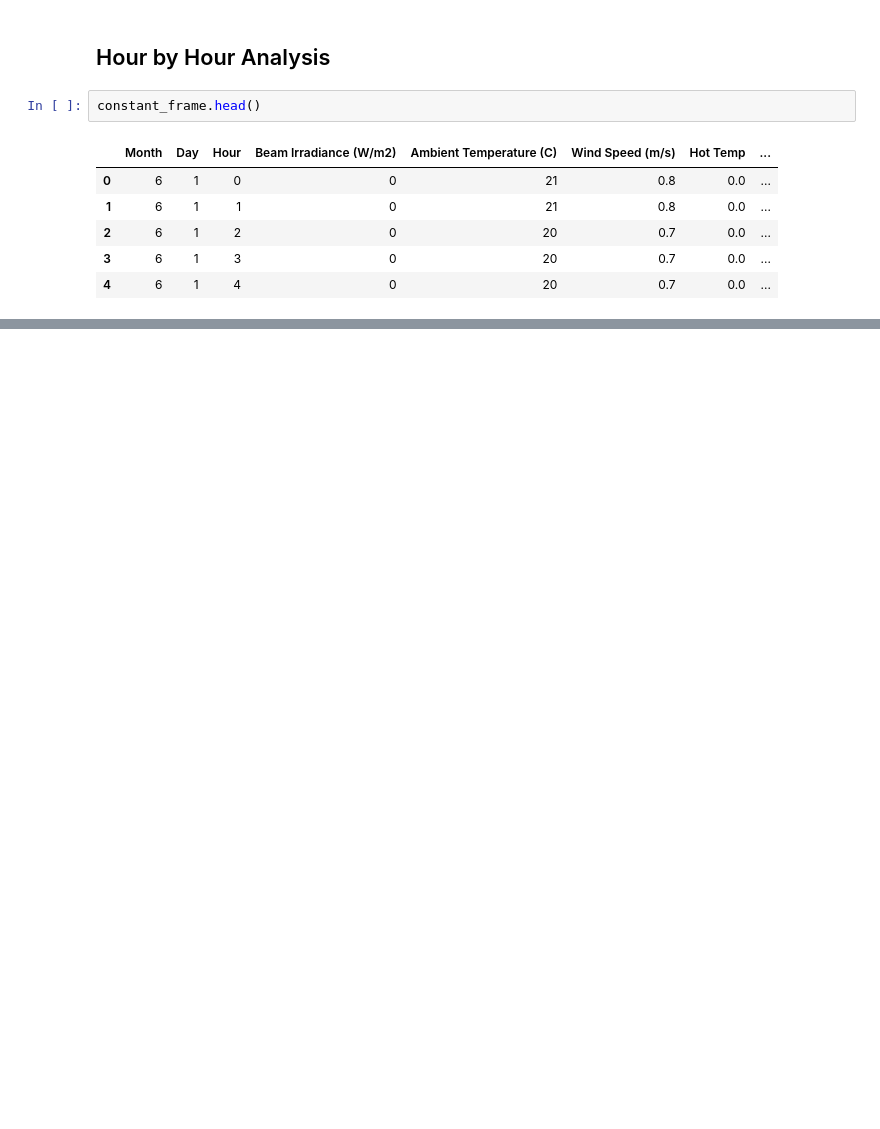
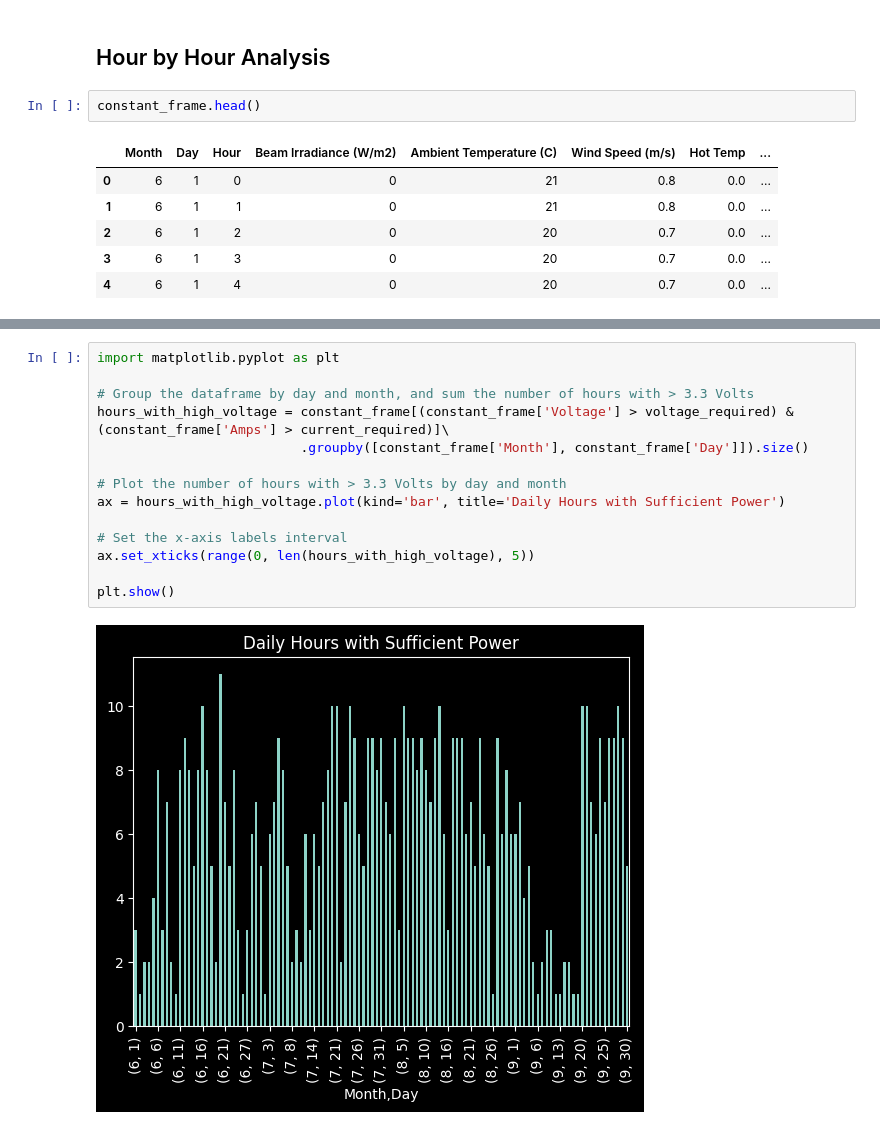
Before and after one commit to Willmac16/DFTS-Team-Seven, a Jupyter notebook: Project2.ipynb, the cells around one changed output, grey strips where cells are left out. Cells and saved outputs as stored; diff of their text form; blank space fills up the shorter version.

```diff
--- a/Project2.ipynb
+++ b/Project2.ipynb
@@ -387,0 +418,16 @@ constant_frame.plot(x='Hour', y=['Amps', 'Voltage'], kind='line', title='Current
+# %%
+import matplotlib.pyplot as plt
+
+# Group the dataframe by day and month, and sum the number of hours with > 3.3 Volts
+hours_with_high_voltage = constant_frame[(constant_frame['Voltage'] > voltage_required) & (constant_frame['Amps'] > current_required)]\
+                          .groupby([constant_frame['Month'], constant_frame['Day']]).size()
+
+# Plot the number of hours with > 3.3 Volts by day and month
+ax = hours_with_high_voltage.plot(kind='bar', title='Daily Hours with Sufficient Power')
+
+# Set the x-axis labels interval
+ax.set_xticks(range(0, len(hours_with_high_voltage), 5))
+
+plt.show()
+# %% [output]
+[figure, added]
```
Also changed, not shown: parts of 11 cells of this notebook.
